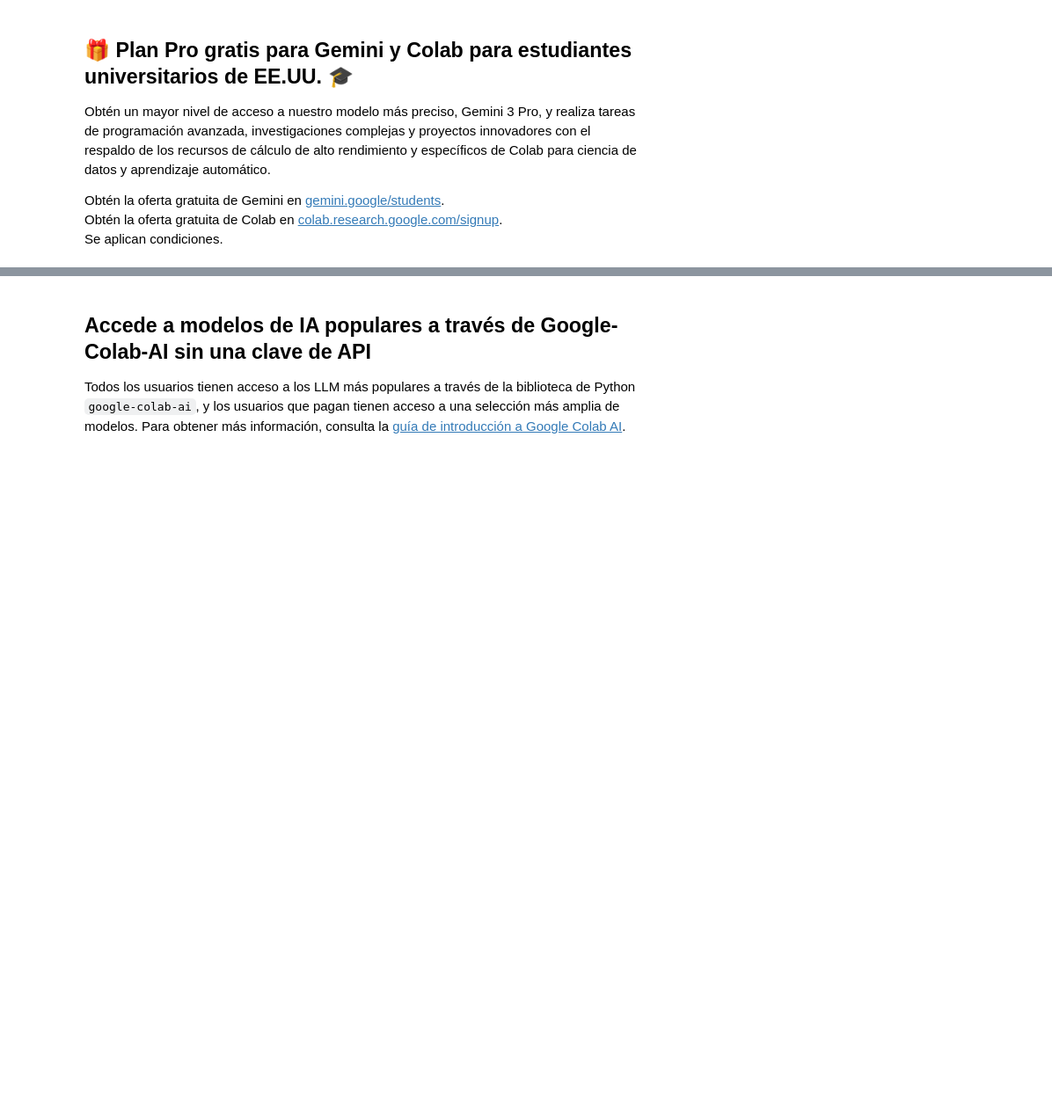
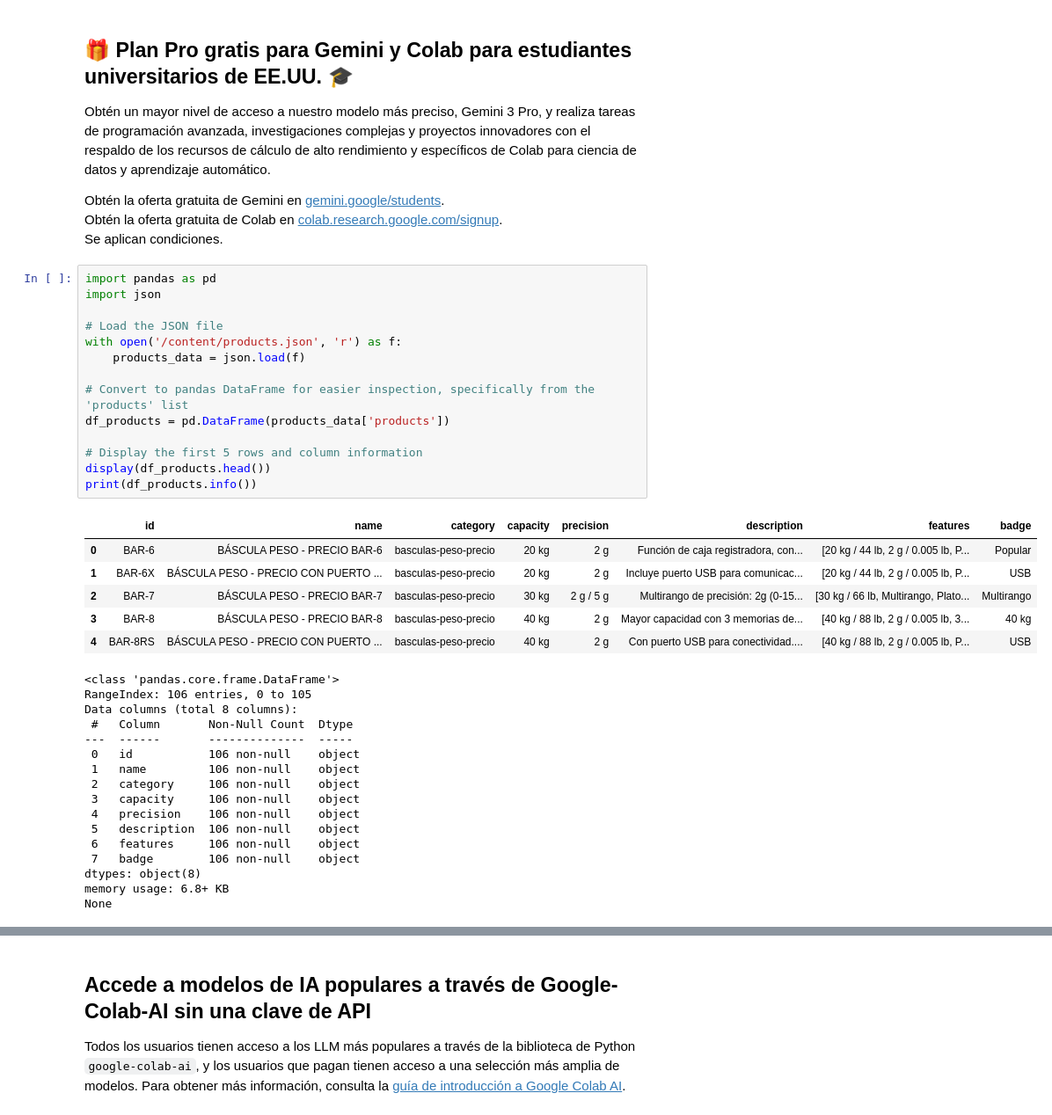
Before and after one commit to arsenal757/culinary-gear, a Jupyter notebook: Te_damos_la_bienvenida_a_Colab.ipynb, the cells around one changed output, grey strips where cells are left out. Shown at 88% size. Saved outputs shown, nothing was run; the diff lists cells and outputs as text; blank space fills up the shorter version.

```diff
--- a/Te_damos_la_bienvenida_a_Colab.ipynb
+++ b/Te_damos_la_bienvenida_a_Colab.ipynb
@@ -21,3 +21,40 @@ Obtén un mayor nivel de acceso a nuestro modelo más preciso, Gemini 3 Pro, y r
 Obtén la oferta gratuita de Gemini en <a href="https://gemini.google/students?utm_source=colab&amp;utm_medium=banner&amp;utm_campaign=students_xpa_us-colab-banner">gemini.google/students</a>.
 Obtén la oferta gratuita de Colab en <a href="https://colab.research.google.com/signup">colab.research.google.com/signup</a>.
 Se aplican condiciones.
+# %%
+import pandas as pd
+import json
+
+# Load the JSON file
+with open('/content/products.json', 'r') as f:
+    products_data = json.load(f)
+
+# Convert to pandas DataFrame for easier inspection, specifically from the 'products' list
+df_products = pd.DataFrame(products_data['products'])
+
+# Display the first 5 rows and column information
+display(df_products.head())
+print(df_products.info())
+# %% [output]
+|  | id | name | category | capacity | precision | description | features | badge |
+| 0 | BAR-6 | BÁSCULA PESO - PRECIO BAR-6 | basculas-peso-precio | 20 kg | 2 g | Función de caja registradora, con... | [20 kg / 44 lb, 2 g / 0.005 lb, P... | Popular |
+| 1 | BAR-6X | BÁSCULA PESO - PRECIO CON PUERTO ... | basculas-peso-precio | 20 kg | 2 g | Incluye puerto USB para comunicac... | [20 kg / 44 lb, 2 g / 0.005 lb, P... | USB |
+| 2 | BAR-7 | BÁSCULA PESO - PRECIO BAR-7 | basculas-peso-precio | 30 kg | 2 g / 5 g | Multirango de precisión: 2g (0-15... | [30 kg / 66 lb, Multirango, Plato... | Multirango |
+| 3 | BAR-8 | BÁSCULA PESO - PRECIO BAR-8 | basculas-peso-precio | 40 kg | 2 g | Mayor capacidad con 3 memorias de... | [40 kg / 88 lb, 2 g / 0.005 lb, 3... | 40 kg |
+| 4 | BAR-8RS | BÁSCULA PESO - PRECIO CON PUERTO ... | basculas-peso-precio | 40 kg | 2 g | Con puerto USB para conectividad.... | [40 kg / 88 lb, 2 g / 0.005 lb, P... | USB |
+<class 'pandas.core.frame.DataFrame'>
+RangeIndex: 106 entries, 0 to 105
+Data columns (total 8 columns):
+ #   Column       Non-Null Count  Dtype
+---  ------       --------------  -----
+ 0   id           106 non-null    object
+ 1   name         106 non-null    object
+ 2   category     106 non-null    object
+ 3   capacity     106 non-null    object
+ 4   precision    106 non-null    object
+ 5   description  106 non-null    object
+ 6   features     106 non-null    object
+ 7   badge        106 non-null    object
+dtypes: object(8)
+memory usage: 6.8+ KB
+None
```
Also changed, not shown: parts of 13 cells of this notebook.
